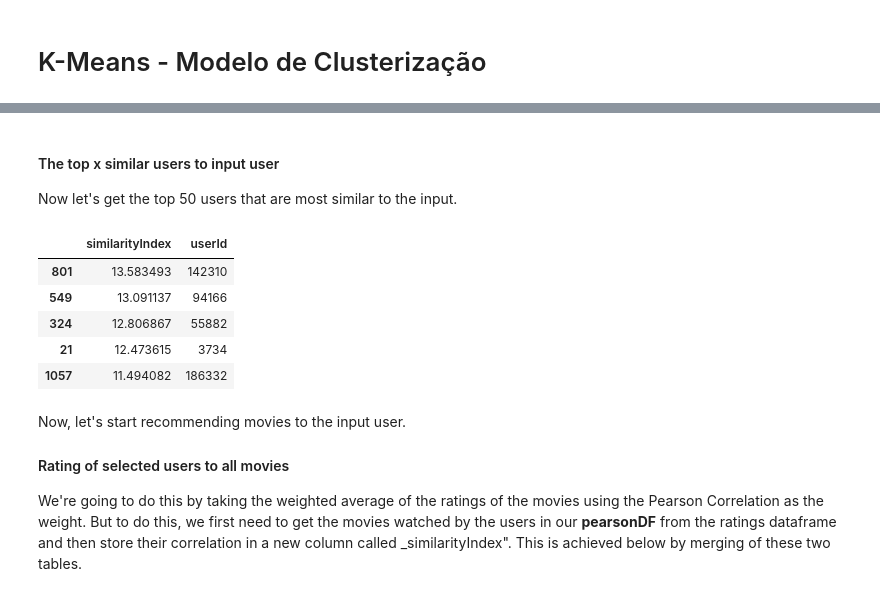
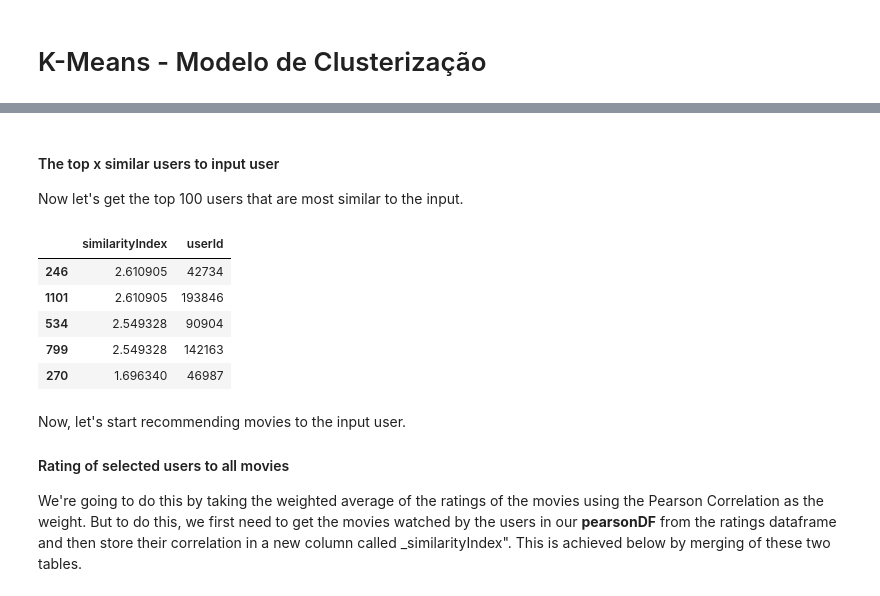
Before and after one commit to leodrivera/Leo_Notebooks, a Jupyter notebook: Semana9/Collaborative_aula(K_Means).ipynb, the cells around one changed output, grey strips where cells are left out. Drawn from its saved outputs; the diff is of its cells as text; code cells hidden in the pictures.

```diff
--- a/Semana9/Collaborative_aula(K_Means).ipynb
+++ b/Semana9/Collaborative_aula(K_Means).ipynb
@@ -291,0 +370,3 @@ userSubsetGroup[0:5]
+# %%
+X_dist = kmeans.transform(X)
+X_dist
@@ -291,0 +381,5 @@ userSubsetGroup[0:5]
+# %%
+dist_ = np.min(X_dist,axis=1)
+dist_
+idx_similarity = 1/dist_
+idx_similarity
@@ -291,0 +389,6 @@ userSubsetGroup[0:5]
+# %%
+df_user = pd.DataFrame()
+df_user['similarityIndex'] = idx_similarity
+df_user['userId'] = df['userId']
+df_user['clusterLabels'] = y_labels
+df_user.head()
@@ -291,0 +402,3 @@ userSubsetGroup[0:5]
+# %%
+df_user = df_user[df_user['clusterLabels']==x_output[0]]
+df_user = df_user.drop('clusterLabels',axis=1)
@@ -292,17 +414,17 @@ userSubsetGroup[0:5]
 # %% [markdown]
 #### The top x similar users to input user
 
-Now let's get the top 50 users that are most similar to the input.
+Now let's get the top 100 users that are most similar to the input.
 # %%
-topUsers=personDF.sort_values(by='similarityIndex', ascending=False)[0:50]
+topUsers=df_user.sort_values(by='similarityIndex', ascending=False)[0:100]
 topUsers.head()
 # %% [output]
 |  | similarityIndex | userId |
-| 801 | 13.583493 | 142310 |
-| 549 | 13.091137 | 94166 |
-| 324 | 12.806867 | 55882 |
-| 21 | 12.473615 | 3734 |
-| 1057 | 11.494082 | 186332 |
+| 246 | 2.610905 | 42734 |
+| 1101 | 2.610905 | 193846 |
+| 534 | 2.549328 | 90904 |
+| 799 | 2.549328 | 142163 |
+| 270 | 1.696340 | 46987 |
 # %% [markdown]
 Now, let's start recommending movies to the input user.
 
```
Also changed, not shown: parts of 22 cells of this notebook.
